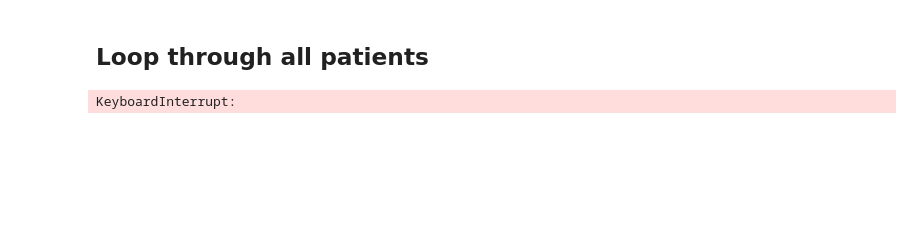
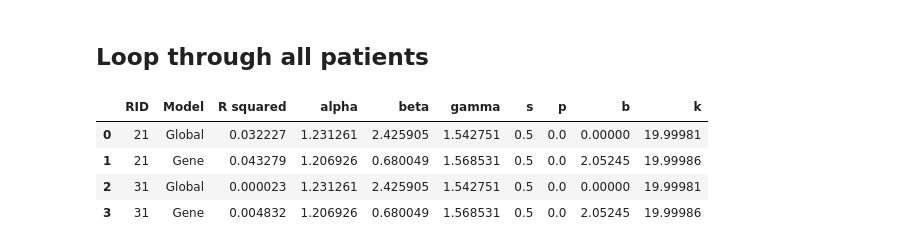
Before and after one commit to Raj-Lab-UCSF/Nexis-Human, a Jupyter notebook: Running_Nexis_human.ipynb, the cells around one changed output. Saved outputs shown, nothing was run; the diff lists cells and outputs as text; code cells hidden in the pictures; blank space fills up the shorter version.

```diff
--- a/Running_Nexis_human.ipynb
+++ b/Running_Nexis_human.ipynb
@@ -270,6 +270,7 @@ plt.show
 # %%
 # Avoid repeating any RIDS
 unique_rids = patient_data['RID'].unique()
+unique_rids = [21, 31]
 
 # Create a data frame to collect results for each patient
 results = pandas.DataFrame(columns = ['RID','Model','R squared','alpha','beta','gamma','s','p','b','k'])
@@ -295,6 +296,7 @@ for rid in unique_rids:
     patient_tau_reshaped = patient_tau.reshape(-1)
 
     # Run Nexis global and calculate R squared
+    custom_Nexis_error_global = partial(Nexis_error, patient_tau=patient_tau_reshaped, stages=stages, nexis_model=nexis_model_global)
     result = minimize(custom_Nexis_error_global, init_guess, bounds=bounds, method='L-BFGS-B',
                     options={'ftol': 1e-3, 'gtol': 1e-3,'maxiter': 1000})
     if result.success:
@@ -307,35 +309,40 @@ for rid in unique_rids:
     R_squared_global = R_global ** 2
 
     # Run Nexis with gene and calculate R squared
+    custom_Nexis_error_gene = partial(Nexis_error, patient_tau=patient_tau_reshaped, stages=stages, nexis_model=nexis_model_gene)
     result = minimize(custom_Nexis_error_gene, init_guess, bounds=bounds, method='L-BFGS-B',
                     options={'ftol': 1e-3, 'gtol': 1e-3,'maxiter': 1000})
     if result.success:
         optimized_params_gene = result.x
         optimized_params_gene = optimized_params_gene.tolist()
     Y = nexis_model_gene.simulate_nexis(optimized_params_gene)
     Y_edited = Y[:, stages]
     Y_edited_reshaped = Y_edited.reshape(-1)
     R_gene, p_value_gene = pearsonr(patient_tau_reshaped, Y_edited_reshaped)
     R_squared_gene = R_gene ** 2
 
     # Add to data frame
     new_rows = pandas.DataFrame({'RID': [rid, rid], 'Model':['Global','Gene'],
                                  'R squared': [R_squared_global, R_squared_gene],
                                 'alpha': [optimized_params_global[0], optimized_params_gene[0]],
                                 'beta': [optimized_params_global[1], optimized_params_gene[1]],
                                 'gamma': [optimized_params_global[2], optimized_params_gene[2]],
                                 's':[optimized_params_global[3], optimized_params_gene[3]],
                                 'b':[optimized_params_global[4], optimized_params_gene[4]],
                                 'p':[optimized_params_global[5], optimized_params_gene[5]],
                                 'k':[optimized_params_global[6], optimized_params_gene[6]]})
 
     results = pandas.concat([results, new_rows], ignore_index=True)
 
 
 # Print data frame
 results
 # %% [output]
-KeyboardInterrupt:
+|  | RID | Model | R squared | alpha | beta | gamma | s | p | b | k |
+| 0 | 21 | Global | 0.032227 | 1.231261 | 2.425905 | 1.542751 | 0.5 | 0.0 | 0.00000 | 19.99981 |
+| 1 | 21 | Gene | 0.043279 | 1.206926 | 0.680049 | 1.568531 | 0.5 | 0.0 | 2.05245 | 19.99986 |
+| 2 | 31 | Global | 0.000023 | 1.231261 | 2.425905 | 1.542751 | 0.5 | 0.0 | 0.00000 | 19.99981 |
+| 3 | 31 | Gene | 0.004832 | 1.206926 | 0.680049 | 1.568531 | 0.5 | 0.0 | 2.05245 | 19.99986 |
 # %%
 # Save to csv
 results.to_csv('.csv')
```
Also changed, not shown: parts of 2 cells of this notebook.
